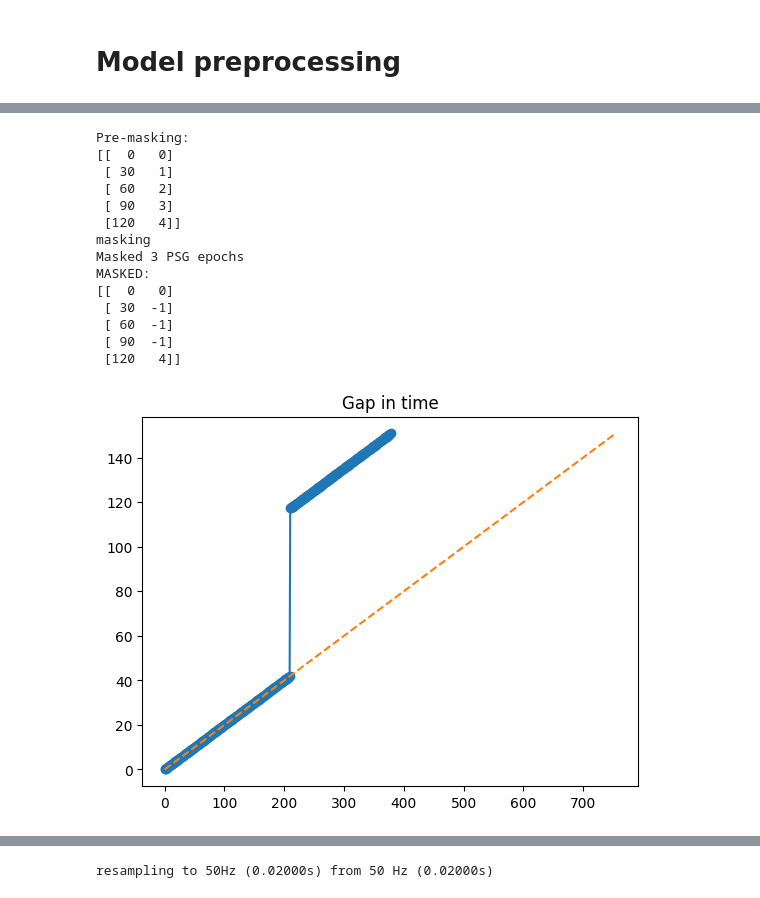
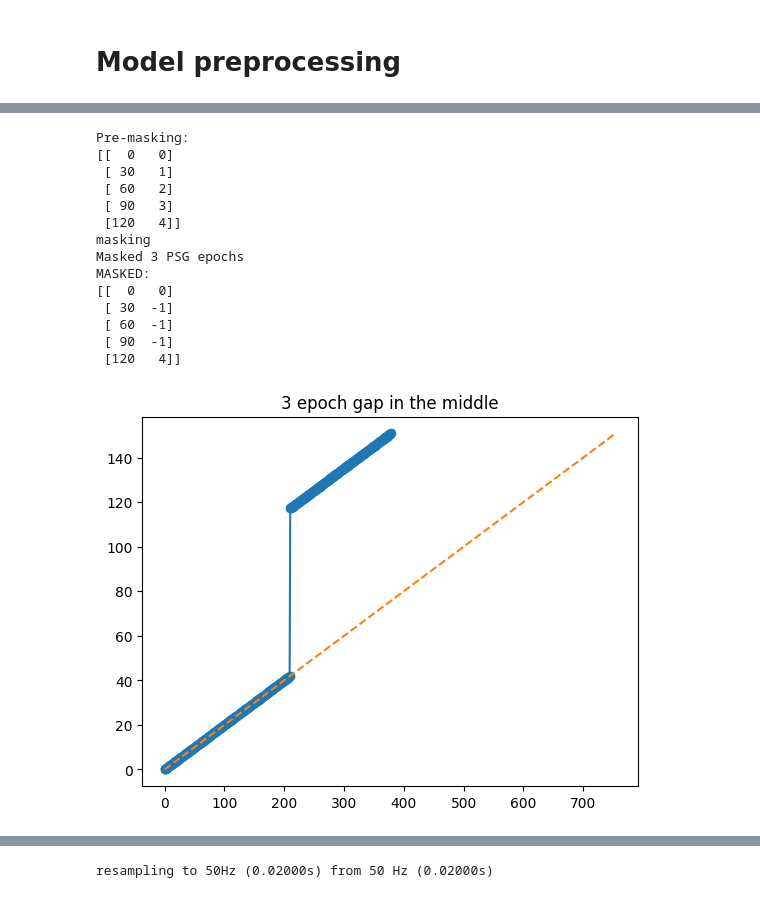
Before and after one commit to ftavella/pisces, a Jupyter notebook: nbs/01_data_sets.ipynb, the cells around one changed output, grey strips where cells are left out. Drawn from its saved outputs; the diff is of its cells as text; code cells hidden in the pictures.

Commit message:
improve, add tests. update analysis.

```diff
--- a/nbs/01_data_sets.ipynb
+++ b/nbs/01_data_sets.ipynb
@@ -464,7 +464,8 @@ psg = np.array([
 ])
 
 accel_sample_rate = 0.2
-accel_time = np.arange(0, psg_max_time + 1, accel_sample_rate).reshape(-1, 1)
+accel_end_time = psg_max_time + 1 # 1 second after PSG ends
+accel_time = np.arange(0, accel_end_time, accel_sample_rate).reshape(-1, 1)
 accel_xyz = np.random.random((len(accel_time), 3))
 accel = np.hstack([accel_time, accel_xyz])
 
@@ -484,8 +485,9 @@ data_set = DataSetObject.from_dict(test_data)
 # Write these asserts in a flexible way, to make this test re-usable and easier to update.
 # (6, 2) given numbers at time of writing
 assert data_set.get_feature_data("psg", "1").shape == (n_epoch, 2)
+
 # (755, 4)
-assert data_set.get_feature_data("accelerometer", "1").shape == (1 + int((psg_max_time + 1) // 0.2), 4)
+assert data_set.get_feature_data("accelerometer", "1").shape == (1 + int(accel_end_time // accel_sample_rate), 4)
 # %% [markdown]
 # Model preprocessing
 # %%
@@ -641,6 +781,8 @@ def rolling_window(arr, window_size):
 # %%
 #| test
 import matplotlib.pyplot as plt
+
+TEST_TITLE = "3 epoch gap in the middle"
 
 psg_epoch = 30
 n_epoch = 5
@@ -651,7 +793,8 @@ psg = np.array([
 ])
 
 accel_sample_rate = 0.2
-accel_time = np.arange(0, psg_max_time + 1, accel_sample_rate).reshape(-1, 1)
+accel_end_time = psg_max_time + 1
+accel_time = np.arange(0, accel_end_time, accel_sample_rate).reshape(-1, 1)
 accel_xyz = np.random.random((len(accel_time), 3))
 accel = np.hstack([accel_time, accel_xyz])
 
@@ -670,8 +813,8 @@ skip_seconds_end = skip_seconds_start + (psg_epoch * n_epoch_gap_duration)
 
 gap_select = (acc_time < skip_seconds_start) | (acc_time > skip_seconds_end)
 # (starting at epoch 0) this now has a gap during epochs 1, 2, 3
-# A,-,-,-,A
-# A = accel present this epoch, - = at least 1/2 the epoch is missing
+# A,X,X,X,A
+# A = accel present this epoch, X = over 1/2 the epoch is missing
 accel_mid_gap = accel_mid_gap[gap_select]
 
 test_data = {
@@ -687,32 +830,32 @@ test_data = {
 
 data_set = DataSetObject.from_dict(test_data)
 plt.plot(accel_mid_gap[:, 0], 'o-')
 plt.plot(acc_time, '--')
-plt.title("Gap in time")
+plt.title(TEST_TITLE)
 print("Pre-masking:")
 print(psg)
 
 psg_masked = mask_psg_from_accel(psg, accel_mid_gap)
 print("MASKED:")
 print(psg)
 
 
 assert psg_masked[0, 1] == psg[0, 1], "first time stamp of PSG got masked"
 assert np.all(psg_masked[1:4, 1] == -1), "gap time stamps of PSG did NOT get masked"
 assert psg_masked[-1, 1] == psg[-1, 1], "first time stamp of PSG got masked"
 # %% [output]
 Pre-masking:
 [[  0   0]
  [ 30   1]
  [ 60   2]
  [ 90   3]
  [120   4]]
 masking
 Masked 3 PSG epochs
 MASKED:
 [[  0   0]
  [ 30  -1]
  [ 60  -1]
  [ 90  -1]
  [120   4]]
-[figure, old version]
+[figure, new version]
```
Also changed, not shown: parts of 9 cells of this notebook, 3 other files.
